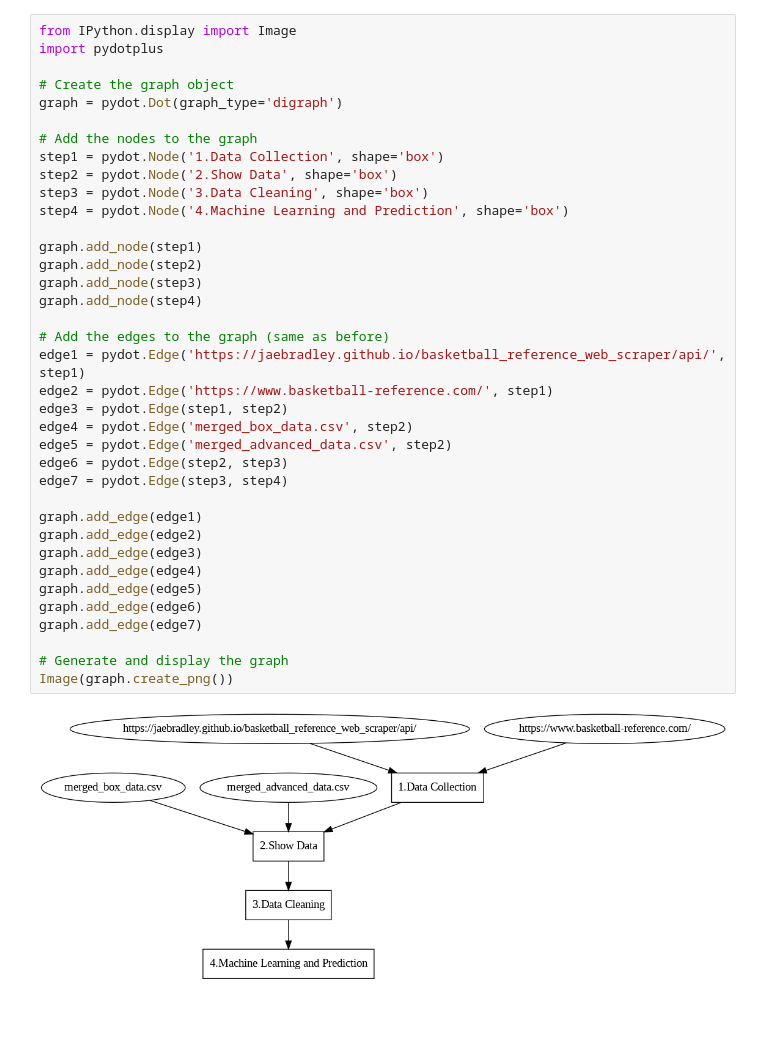
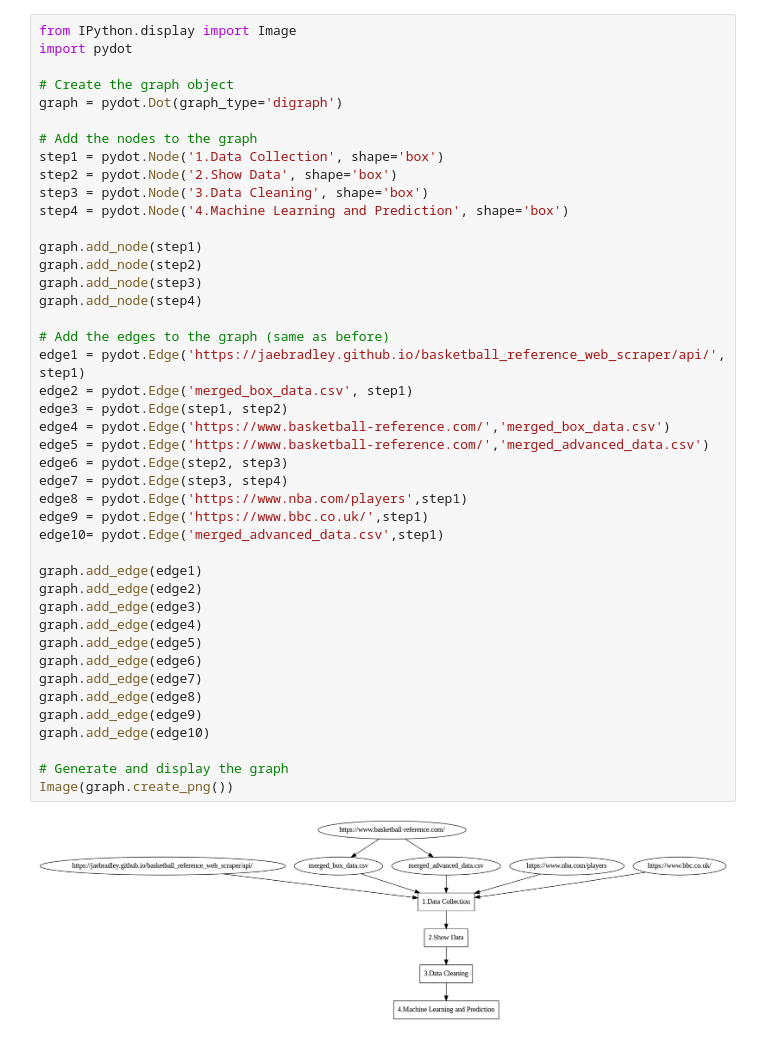
Before and after one commit to tz1211/DS105L-Project-404-Not-Found, a Jupyter notebook: Code/visualization.ipynb, the cells around one changed output. Drawn from its saved outputs; the diff is of its cells as text; blank space fills up the shorter version.

```diff
--- a/Code/visualization.ipynb
+++ b/Code/visualization.ipynb
@@ -1,39 +1,45 @@
 # %%
 from IPython.display import Image
-import pydotplus
+import pydot
 
 # Create the graph object
 graph = pydot.Dot(graph_type='digraph')
 
 # Add the nodes to the graph
 step1 = pydot.Node('1.Data Collection', shape='box')
 step2 = pydot.Node('2.Show Data', shape='box')
 step3 = pydot.Node('3.Data Cleaning', shape='box')
 step4 = pydot.Node('4.Machine Learning and Prediction', shape='box')
 
 graph.add_node(step1)
 graph.add_node(step2)
 graph.add_node(step3)
 graph.add_node(step4)
 
 # Add the edges to the graph (same as before)
 edge1 = pydot.Edge('https://jaebradley.github.io/basketball_reference_web_scraper/api/', step1)
-edge2 = pydot.Edge('https://www.basketball-reference.com/', step1)
+edge2 = pydot.Edge('merged_box_data.csv', step1)
 edge3 = pydot.Edge(step1, step2)
-edge4 = pydot.Edge('merged_box_data.csv', step2)
-edge5 = pydot.Edge('merged_advanced_data.csv', step2)
+edge4 = pydot.Edge('https://www.basketball-reference.com/','merged_box_data.csv')
+edge5 = pydot.Edge('https://www.basketball-reference.com/','merged_advanced_data.csv')
 edge6 = pydot.Edge(step2, step3)
 edge7 = pydot.Edge(step3, step4)
+edge8 = pydot.Edge('https://www.nba.com/players',step1)
+edge9 = pydot.Edge('https://www.bbc.co.uk/',step1)
+edge10= pydot.Edge('merged_advanced_data.csv',step1)
 
 graph.add_edge(edge1)
 graph.add_edge(edge2)
 graph.add_edge(edge3)
 graph.add_edge(edge4)
 graph.add_edge(edge5)
 graph.add_edge(edge6)
 graph.add_edge(edge7)
+graph.add_edge(edge8)
+graph.add_edge(edge9)
+graph.add_edge(edge10)
 
 # Generate and display the graph
 Image(graph.create_png())
 # %% [output]
-[figure, old version]
+[figure, new version]
```
Also changed, not shown: 1 other file.
